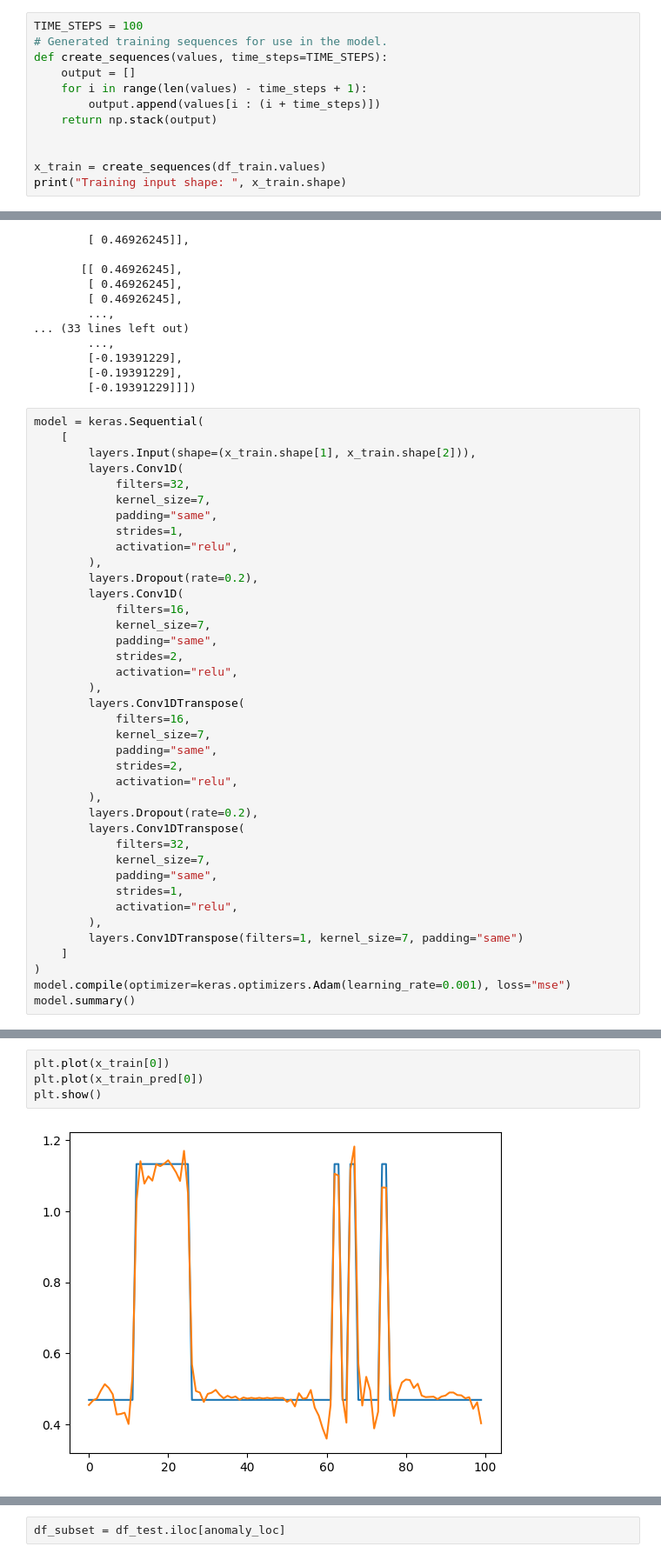
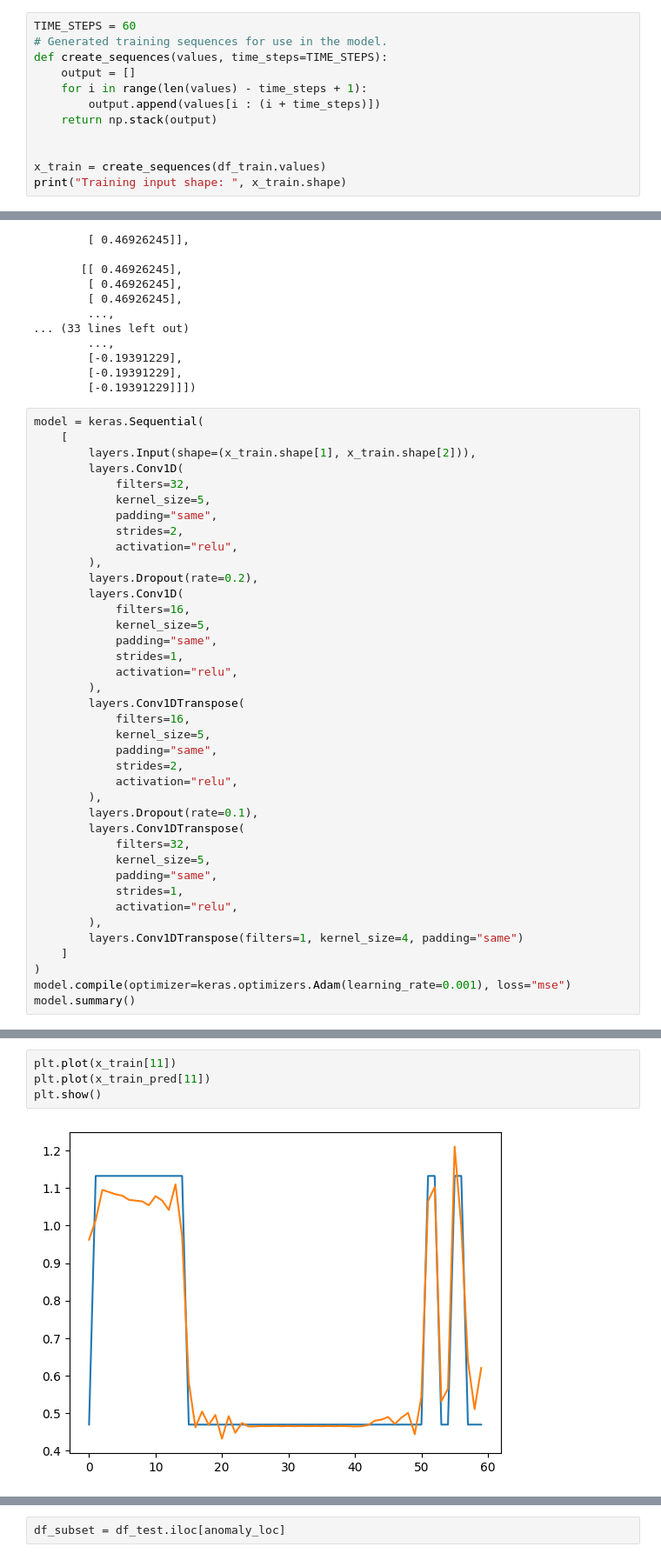
Before and after one commit to KiranHosein/ArduinoProj, a Jupyter notebook: Anomaly_Detection/anom_detection_mydata.ipynb, the cells around one changed output, grey strips where cells are left out. Shown at 87% size. Saved outputs shown, nothing was run; the diff lists cells and outputs as text.

```diff
--- a/Anomaly_Detection/anom_detection_mydata.ipynb
+++ b/Anomaly_Detection/anom_detection_mydata.ipynb
@@ -159,7 +160,7 @@ df_test
 | 499 | 0.469262 |
 500 rows × 1 columns
 # %%
-TIME_STEPS = 100
+TIME_STEPS = 60
 # Generated training sequences for use in the model.
 def create_sequences(values, time_steps=TIME_STEPS):
     output = []
@@ -198,35 +199,35 @@ model = keras.Sequential(
         layers.Input(shape=(x_train.shape[1], x_train.shape[2])),
         layers.Conv1D(
             filters=32,
-            kernel_size=7,
+            kernel_size=5,
             padding="same",
-            strides=1,
+            strides=2,
             activation="relu",
         ),
         layers.Dropout(rate=0.2),
         layers.Conv1D(
             filters=16,
-            kernel_size=7,
+            kernel_size=5,
+            padding="same",
+            strides=1,
+            activation="relu",
+        ),
+        layers.Conv1DTranspose(
+            filters=16,
+            kernel_size=5,
             padding="same",
             strides=2,
             activation="relu",
         ),
-        layers.Conv1DTranspose(
-            filters=16,
-            kernel_size=7,
-            padding="same",
-            strides=2,
-            activation="relu",
-        ),
-        layers.Dropout(rate=0.2),
+        layers.Dropout(rate=0.1),
         layers.Conv1DTranspose(
             filters=32,
-            kernel_size=7,
+            kernel_size=5,
             padding="same",
             strides=1,
             activation="relu",
         ),
-        layers.Conv1DTranspose(filters=1, kernel_size=7, padding="same")
+        layers.Conv1DTranspose(filters=1, kernel_size=4, padding="same")
     ]
 )
 model.compile(optimizer=keras.optimizers.Adam(learning_rate=0.001), loss="mse")
@@ -312,9 +313,9 @@ Reconstruction error threshold:  0.13260769414216894
 # %%
-plt.plot(x_train[0])
-plt.plot(x_train_pred[0])
+plt.plot(x_train[11])
+plt.plot(x_train_pred[11])
 plt.show()
 # %% [output]
-[figure, old version]
+[figure, new version]
 # %%
 x_test = create_sequences(df_test.values)
 print("Test input shape: ", x_test.shape)
```
Also changed, not shown: parts of 14 cells of this notebook.
